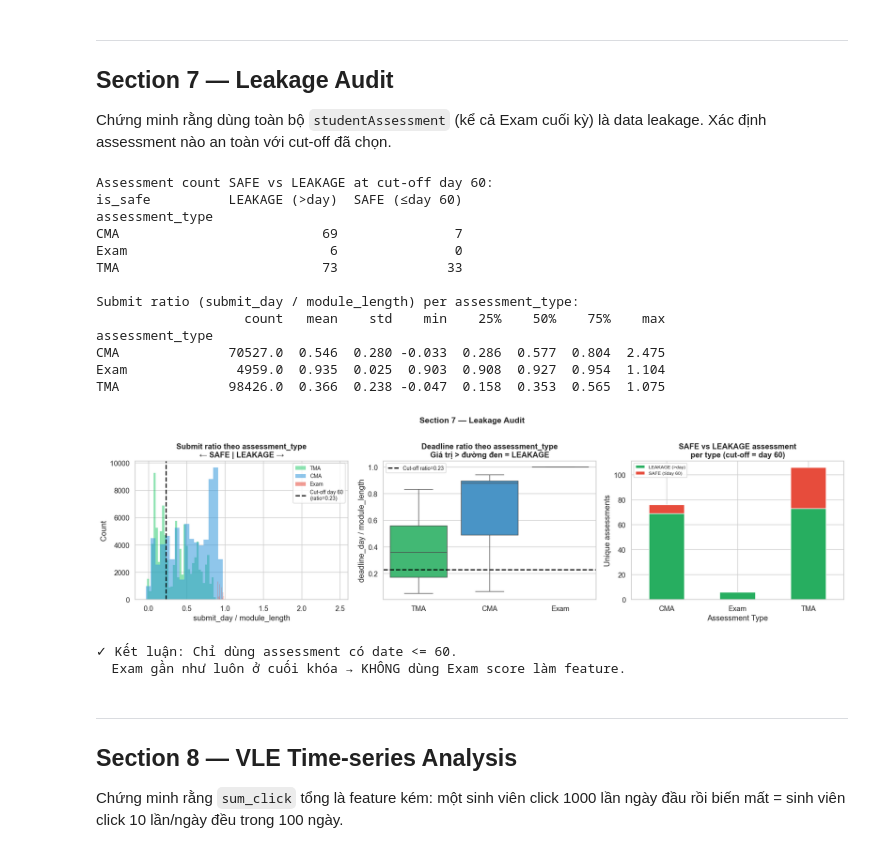
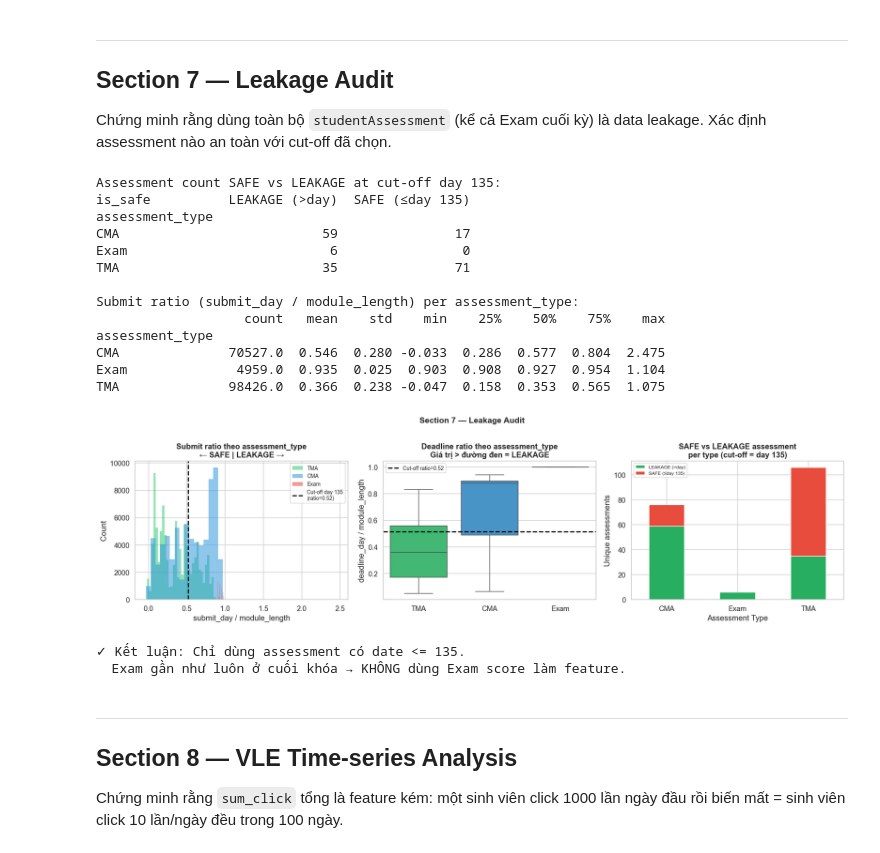
Before and after one commit to phuocindacs/CS-313-Data-Mining, a Jupyter notebook: Notebook/eda_exploratory.ipynb, the cells around one changed output. Saved outputs shown, nothing was run; the diff lists cells and outputs as text; code cells hidden in the pictures.

```diff
--- a/Notebook/eda_exploratory.ipynb
+++ b/Notebook/eda_exploratory.ipynb
@@ -608,7 +608,7 @@ Bảng tóm tắt cut-off:
 Chứng minh rằng dùng toàn bộ `studentAssessment` (kể cả Exam cuối kỳ) là data leakage. Xác định assessment nào an toàn với cut-off đã chọn.
 # %%
 # ← Thay CUTOFF_DAY bằng giá trị output của Section 6
-CUTOFF_DAY = 60
+CUTOFF_DAY = 135
 
 def section7_leakage_audit(cutoff_day=CUTOFF_DAY):
     df_sa  = pd.read_csv(DATA_DIR / 'studentAssessment.csv')
@@ -667,40 +667,40 @@ def section7_leakage_audit(cutoff_day=CUTOFF_DAY):
     axes[1].set_xlabel('')
     axes[1].set_ylabel('deadline_day / module_length')
     axes[1].legend(fontsize=9)
 
     # Chart 3: safe vs leakage stacked bar
     safe_tbl.plot(kind='bar', stacked=True, ax=axes[2],
                   color=['#27ae60','#e74c3c'], edgecolor='white')
     axes[2].set_title(f'SAFE vs LEAKAGE assessment\nper type (cut-off = day {cutoff_day})', fontweight='bold')
     axes[2].set_xlabel('Assessment Type')
     axes[2].set_ylabel('Unique assessments')
     axes[2].tick_params(axis='x', rotation=0)
     axes[2].legend(fontsize=8)
 
     plt.suptitle('Section 7 — Leakage Audit', fontsize=14, fontweight='bold', y=1.01)
     plt.tight_layout()
     plt.show()
 
     print(f'\n✓ Kết luận: Chỉ dùng assessment có date <= {cutoff_day}.')
     print('  Exam gần như luôn ở cuối khóa → KHÔNG dùng Exam score làm feature.')
 
 section7_leakage_audit()
 # %% [output]
-Assessment count SAFE vs LEAKAGE at cut-off day 60:
-is_safe          LEAKAGE (>day)  SAFE (≤day 60)
+Assessment count SAFE vs LEAKAGE at cut-off day 135:
+is_safe          LEAKAGE (>day)  SAFE (≤day 135)
 assessment_type
-CMA                          69               7
-Exam                          6               0
-TMA                          73              33
+CMA                          59               17
+Exam                          6                0
+TMA                          35               71
 
 Submit ratio (submit_day / module_length) per assessment_type:
                    count   mean    std    min    25%    50%    75%    max
 assessment_type
 CMA              70527.0  0.546  0.280 -0.033  0.286  0.577  0.804  2.475
 Exam              4959.0  0.935  0.025  0.903  0.908  0.927  0.954  1.104
 TMA              98426.0  0.366  0.238 -0.047  0.158  0.353  0.565  1.075
-[figure, old version]
+[figure, new version]
-✓ Kết luận: Chỉ dùng assessment có date <= 60.
+✓ Kết luận: Chỉ dùng assessment có date <= 135.
   Exam gần như luôn ở cuối khóa → KHÔNG dùng Exam score làm feature.
 # %% [markdown]
 ---
```
Also changed, not shown: parts of 1 cell of this notebook, 2 other files.
